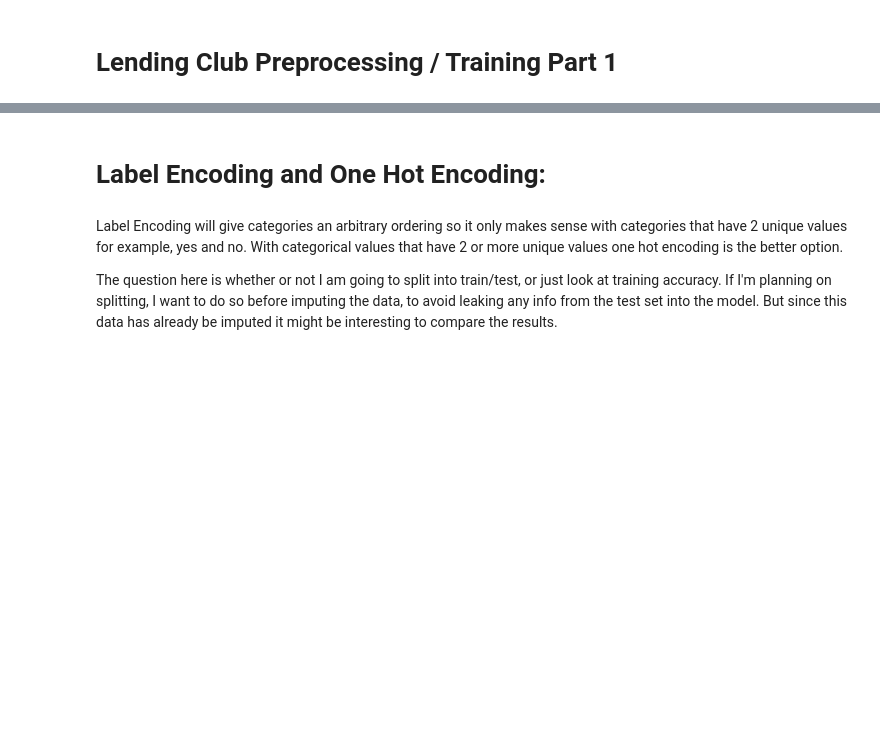
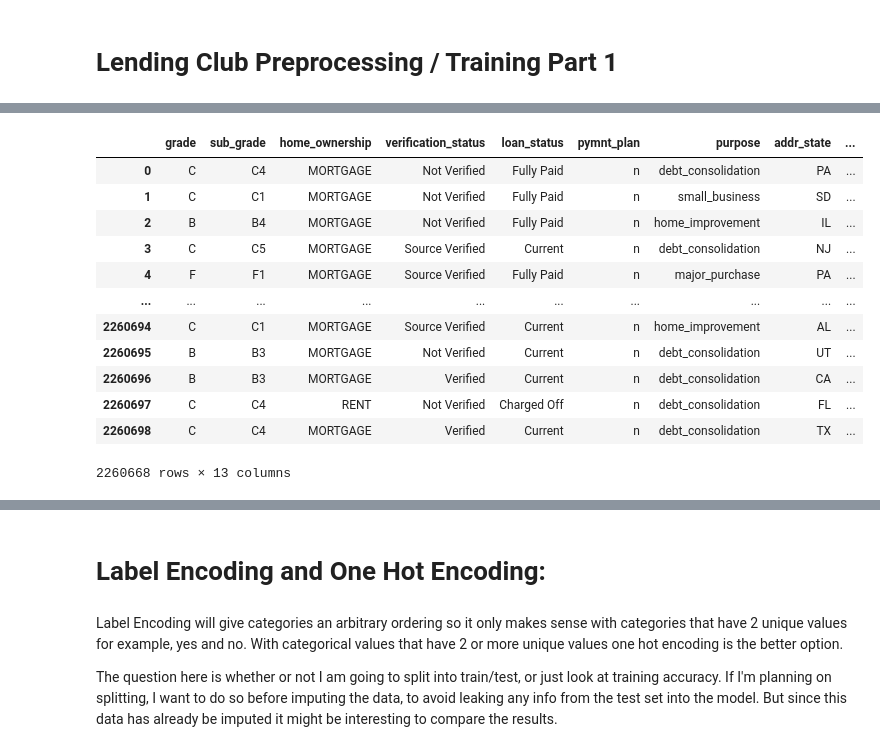
Before and after one commit to ycauthen/springboard, a Jupyter notebook: Capstone Project 2/lendingclub_preprocessing_training.ipynb, the cells around one changed output, grey strips where cells are left out. Cells and saved outputs as stored; diff of their text form; code cells hidden in the pictures; blank space fills up the shorter version.

```diff
--- a/Capstone Project 2/lendingclub_preprocessing_training.ipynb
+++ b/Capstone Project 2/lendingclub_preprocessing_training.ipynb
@@ -44,0 +32,4 @@ df.head()
+# %%
+pd.set_option('display.float_format', lambda x: '%.5f' % x)
+#pd.reset_option('display.float_format')
+pd.set_option('display.max_columns', None)
@@ -44,0 +46,19 @@ df.head()
+# %%
+allobjects = data.dtypes[data.dtypes == 'O'].index
+allfloats = data.dtypes[data.dtypes == 'float'].index
+allints = data.dtypes[data.dtypes == 'int64'].index
+data.loc[:, allobjects]
+# %% [output]
+|  | grade | sub_grade | home_ownership | verification_status | loan_status | pymnt_plan | purpose | addr_state | ... |
+| 0 | C | C4 | MORTGAGE | Not Verified | Fully Paid | n | debt_consolidation | PA | ... |
+| 1 | C | C1 | MORTGAGE | Not Verified | Fully Paid | n | small_business | SD | ... |
+| 2 | B | B4 | MORTGAGE | Not Verified | Fully Paid | n | home_improvement | IL | ... |
+| 3 | C | C5 | MORTGAGE | Source Verified | Current | n | debt_consolidation | NJ | ... |
+| 4 | F | F1 | MORTGAGE | Source Verified | Fully Paid | n | major_purchase | PA | ... |
+| ... | ... | ... | ... | ... | ... | ... | ... | ... | ... |
+| 2260694 | C | C1 | MORTGAGE | Source Verified | Current | n | home_improvement | AL | ... |
+| 2260695 | B | B3 | MORTGAGE | Not Verified | Current | n | debt_consolidation | UT | ... |
+| 2260696 | B | B3 | MORTGAGE | Verified | Current | n | debt_consolidation | CA | ... |
+| 2260697 | C | C4 | RENT | Not Verified | Charged Off | n | debt_consolidation | FL | ... |
+| 2260698 | C | C4 | MORTGAGE | Verified | Current | n | debt_consolidation | TX | ... |
+2260668 rows × 13 columns
```
Also changed, not shown: parts of 37 cells of this notebook.
